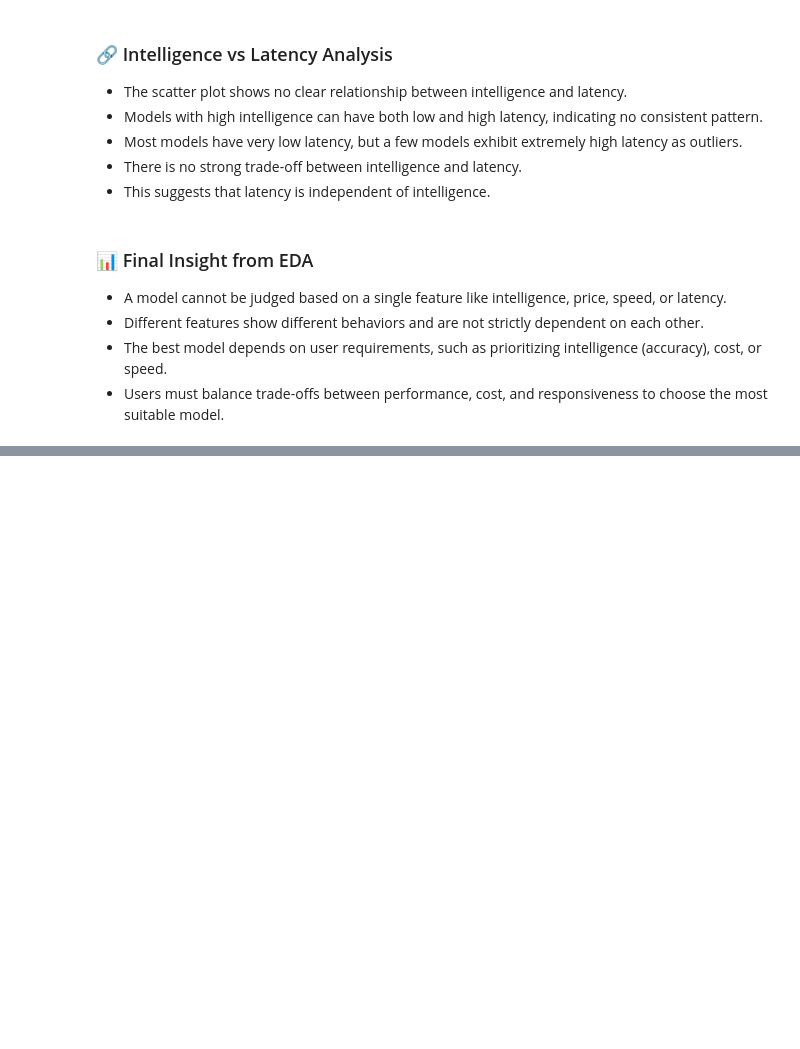
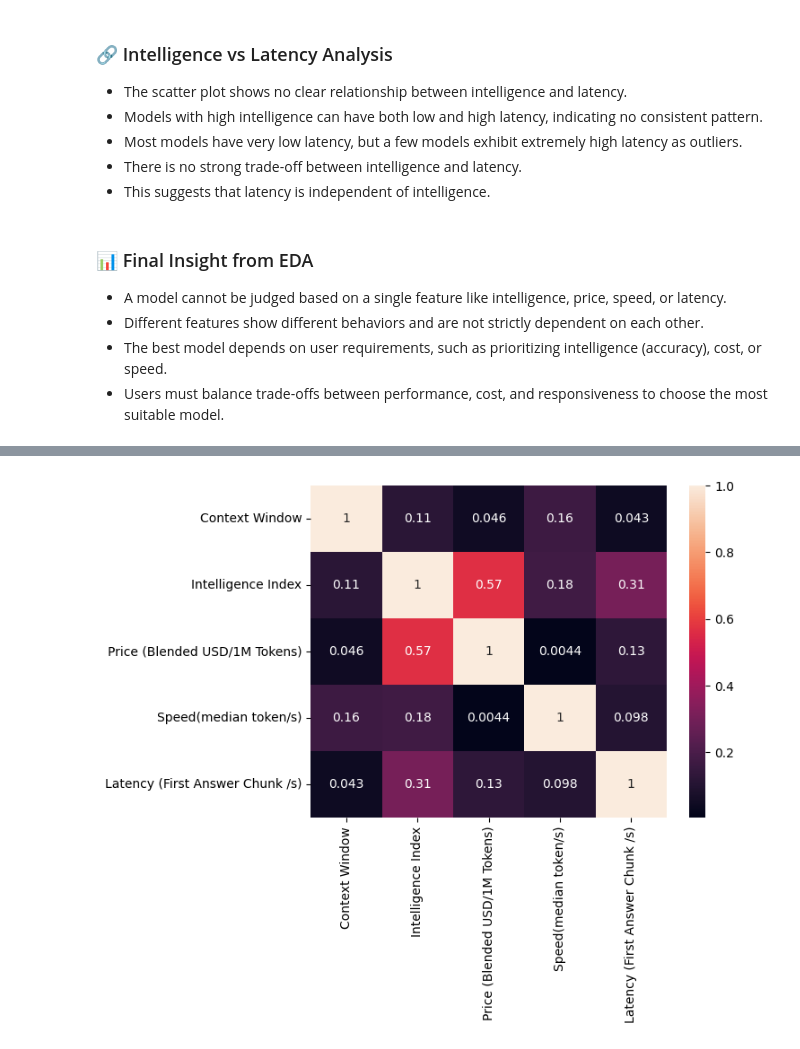
Before and after one commit to M-Codes6/AI-Models-Benchmark-Dataset-2026-latest-, a Jupyter notebook: notebooks/analysis.ipynb, the cells around one changed output, grey strips where cells are left out. Cells and saved outputs as stored; diff of their text form; code cells hidden in the pictures; blank space fills up the shorter version.

```diff
--- a/notebooks/analysis.ipynb
+++ b/notebooks/analysis.ipynb
@@ -366,0 +380,3 @@ plt.show()
+# %%
+df_numeric = df.select_dtypes(include='number')
+df_numeric.corr()
@@ -366,0 +397,5 @@ plt.show()
+# %%
+sns.heatmap(df_numeric.corr(), annot=True)
+plt.show()
+# %% [output]
+[figure, added]
```
Also changed, not shown: parts of 4 cells of this notebook.
